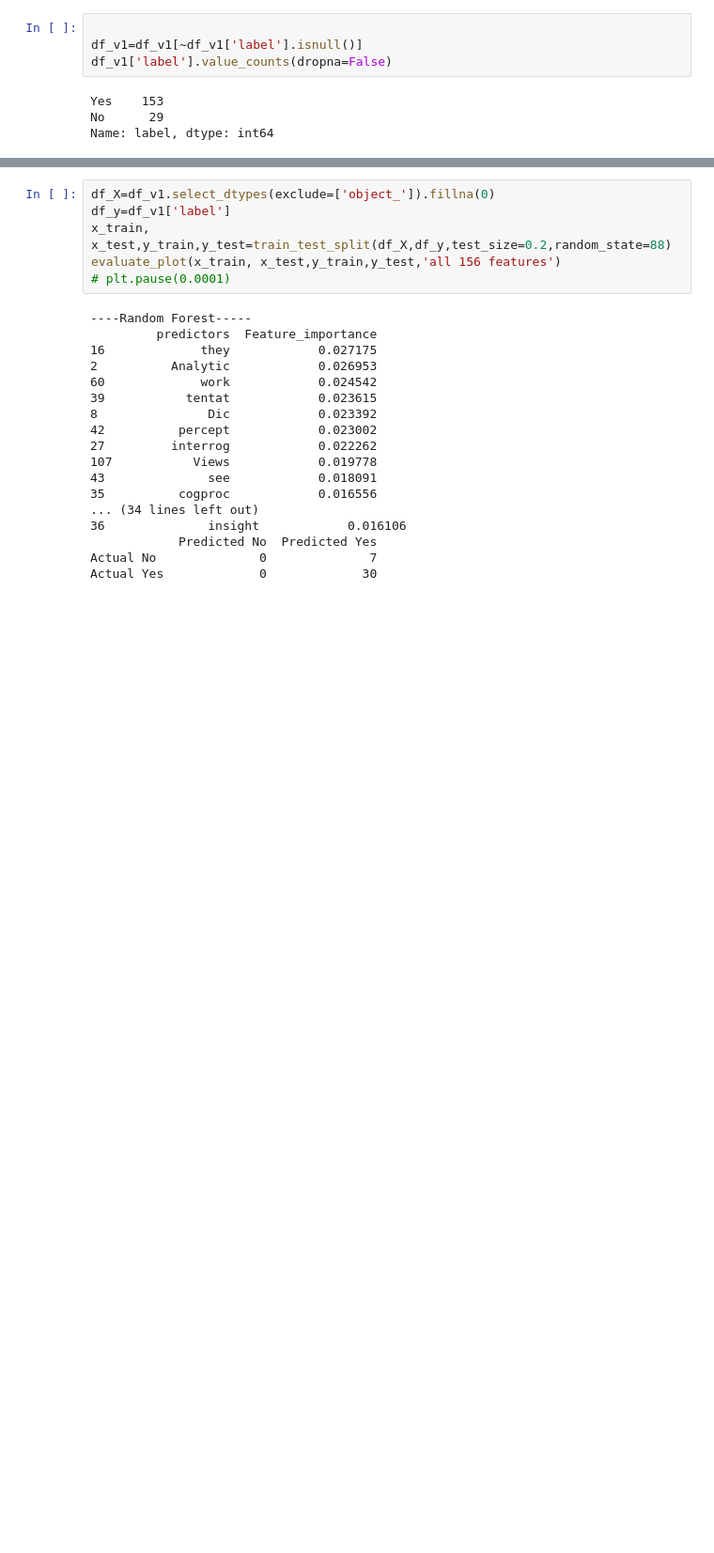
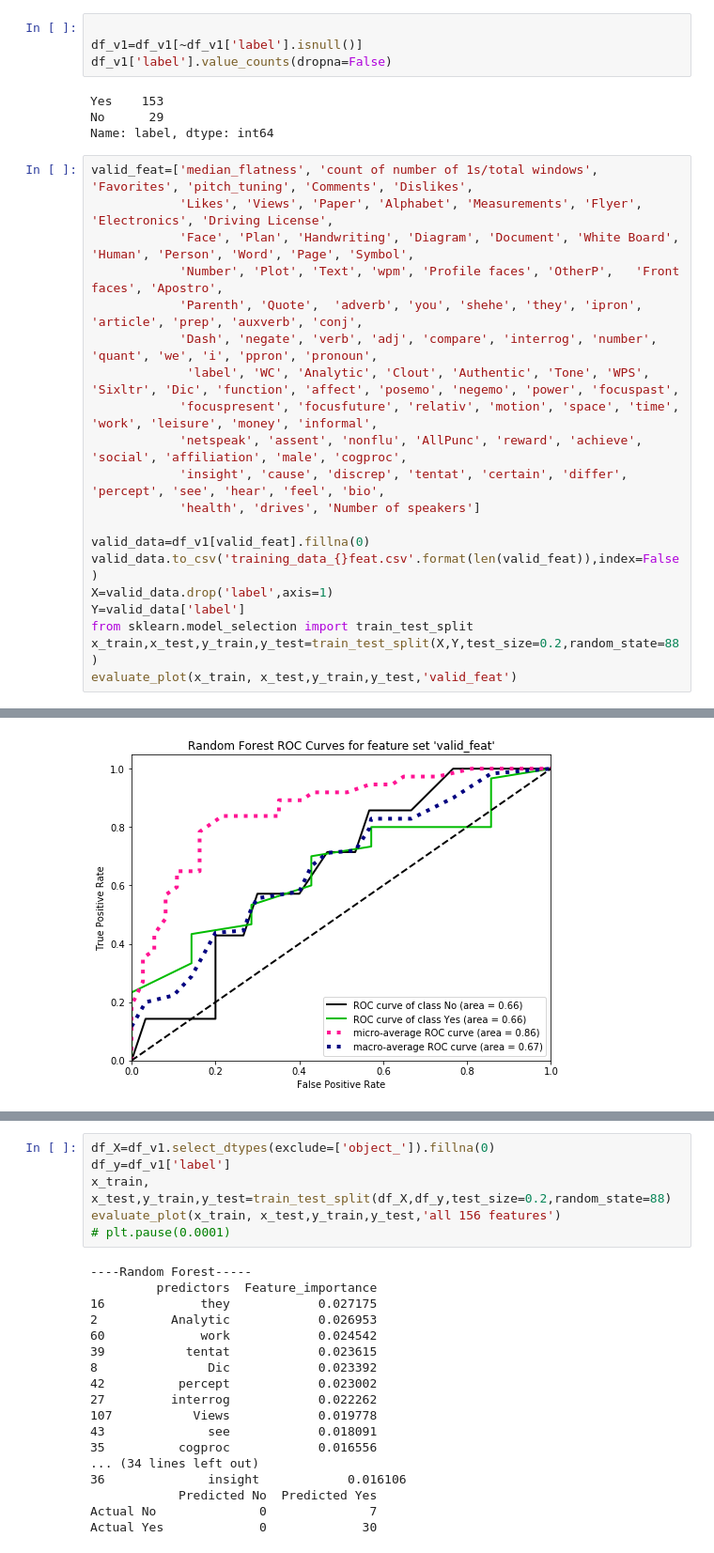
Before and after one commit to tbs17/precisionLearning, a Jupyter notebook: data/classifier.ipynb, the cells around one changed output, grey strips where cells are left out. Shown at 94% size. Saved outputs shown, nothing was run; the diff lists cells and outputs as text; blank space fills up the shorter version.

```diff
--- a/data/classifier.ipynb
+++ b/data/classifier.ipynb
@@ -613,3 +812,24 @@ df_v1['label'].value_counts(dropna=False)
 Yes    153
 No      29
 Name: label, dtype: int64
+# %%
+valid_feat=['median_flatness', 'count of number of 1s/total windows', 'Favorites', 'pitch_tuning', 'Comments', 'Dislikes',
+            'Likes', 'Views', 'Paper', 'Alphabet', 'Measurements', 'Flyer', 'Electronics', 'Driving License',
+            'Face', 'Plan', 'Handwriting', 'Diagram', 'Document', 'White Board', 'Human', 'Person', 'Word', 'Page', 'Symbol',
+            'Number', 'Plot', 'Text', 'wpm', 'Profile faces', 'OtherP',   'Front faces', 'Apostro',
+            'Parenth', 'Quote',  'adverb', 'you', 'shehe', 'they', 'ipron', 'article', 'prep', 'auxverb', 'conj',
+            'Dash', 'negate', 'verb', 'adj', 'compare', 'interrog', 'number', 'quant', 'we', 'i', 'ppron', 'pronoun',
+             'label', 'WC', 'Analytic', 'Clout', 'Authentic', 'Tone', 'WPS', 'Sixltr', 'Dic', 'function', 'affect', 'posemo', 'negemo', 'power', 'focuspast',
+            'focuspresent', 'focusfuture', 'relativ', 'motion', 'space', 'time', 'work', 'leisure', 'money', 'informal',
+            'netspeak', 'assent', 'nonflu', 'AllPunc', 'reward', 'achieve', 'social', 'affiliation', 'male', 'cogproc',
+            'insight', 'cause', 'discrep', 'tentat', 'certain', 'differ', 'percept', 'see', 'hear', 'feel', 'bio',
+            'health', 'drives', 'Number of speakers']
+
+valid_data=df_v1[valid_feat].fillna(0)
+valid_data.to_csv('training_data_{}feat.csv'.format(len(valid_feat)),index=False)
+X=valid_data.drop('label',axis=1)
+Y=valid_data['label']
+from sklearn.model_selection import train_test_split
+x_train,x_test,y_train,y_test=train_test_split(X,Y,test_size=0.2,random_state=88)
+evaluate_plot(x_train, x_test,y_train,y_test,'valid_feat')
+# %% [output]
@@ -615,0 +853 @@ Name: label, dtype: int64
+[figure, added]
```
Also changed, not shown: parts of 19 cells of this notebook, 28 other files.
